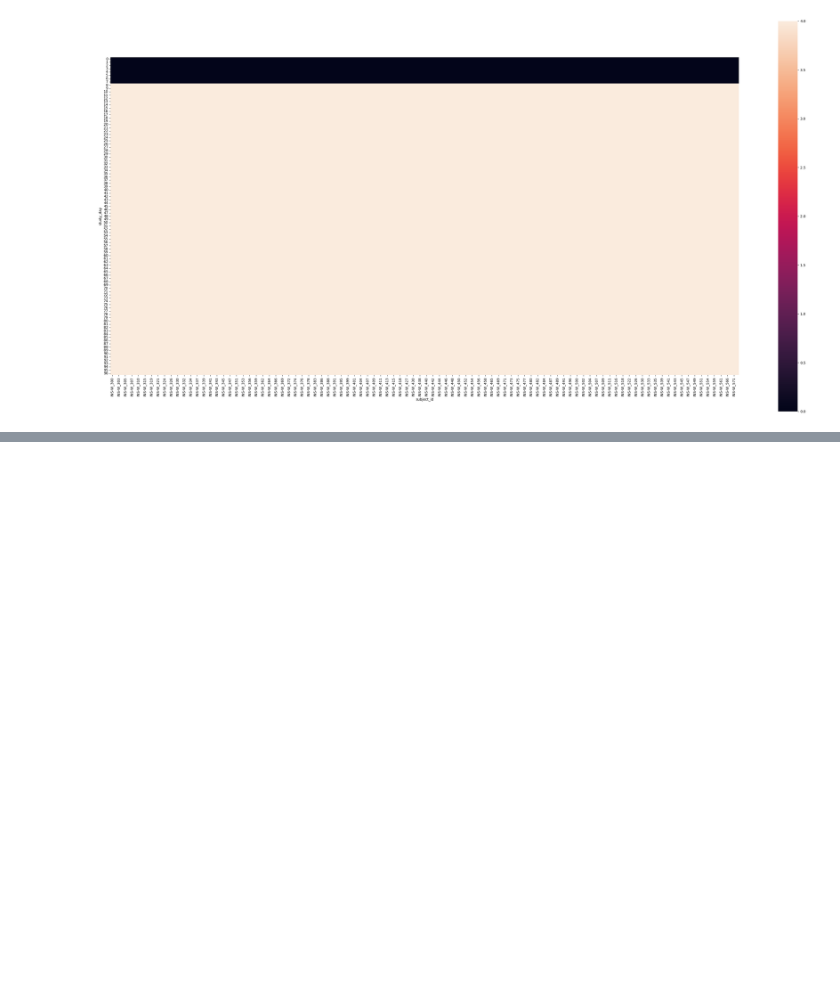
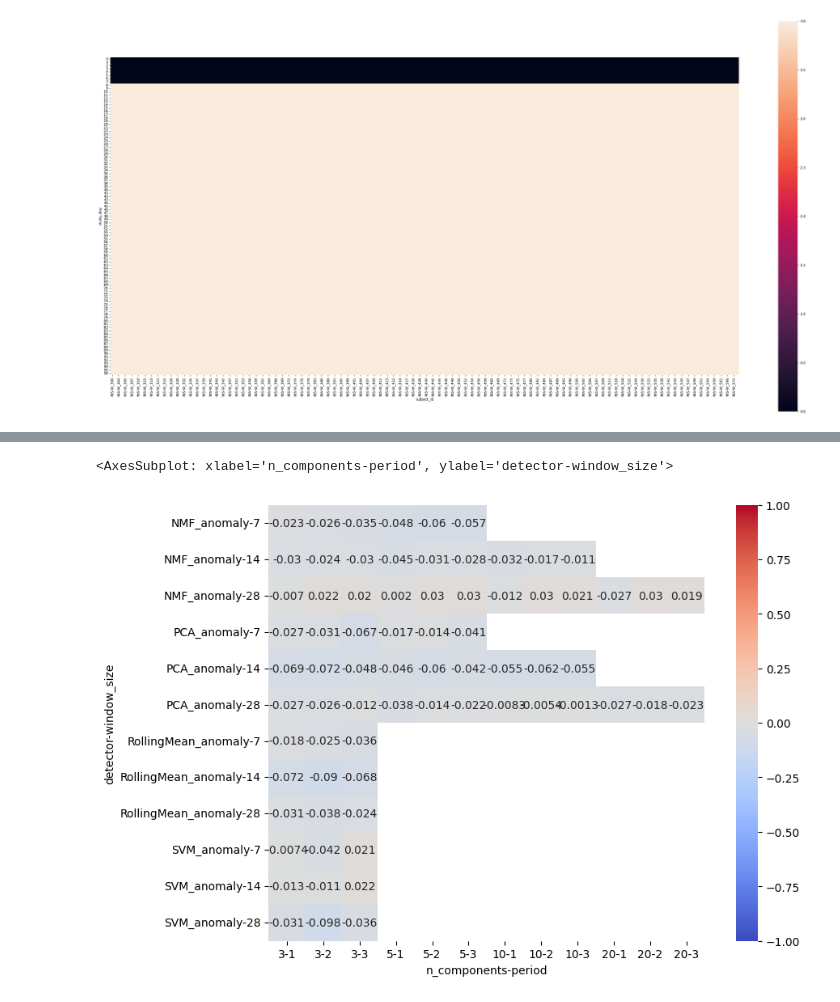
Before and after one commit to akre96/mhealth_anomaly_detection, a Jupyter notebook: notebooks/import_GLOBEM.ipynb, the cells around one changed output, grey strips where cells are left out. Cells and saved outputs as stored; diff of their text form; code cells hidden in the pictures; blank space fills up the shorter version.

Commit message:
Attempting analysis on GLOBEM across models + hyperparametesr. :bug: in using linear kernel SVM

```diff
--- a/notebooks/import_GLOBEM.ipynb
+++ b/notebooks/import_GLOBEM.ipynb
@@ -357,4 +316,0 @@ for f in plot_features:
-# %%
-for p in data.subject_id.unique():
-    if p not in keep_participants:
-        print(f"'{p}',")
@@ -588,0 +426,3 @@ phq_anomalies.describe().round(2)
+# %%
+phq_anomalies = pd.read_csv('../cache/GLOBEM-2_exp04.csv')
+phq_anomalies
@@ -588,0 +489,22 @@ phq_anomalies.describe().round(2)
+# %%
+corr_table = corr.pivot_table(
+    index=['detector', 'window_size'],
+    columns=['n_components', 'period'],
+    values='rho',
+    aggfunc='median'
+)
+hm_size = (10, 7)
+fig, ax = plt.subplots(figsize=hm_size)
+sns.heatmap(
+    corr_table,
+    center=0,
+    vmin=-1,
+    vmax=1,
+    square=True,
+    annot=True,
+    cmap='coolwarm',
+    ax=ax
+)
+# %% [output]
+<AxesSubplot: xlabel='n_components-period', ylabel='detector-window_size'>
+[figure, added]
```
Also changed, not shown: parts of 40 cells of this notebook, 4 other files.
